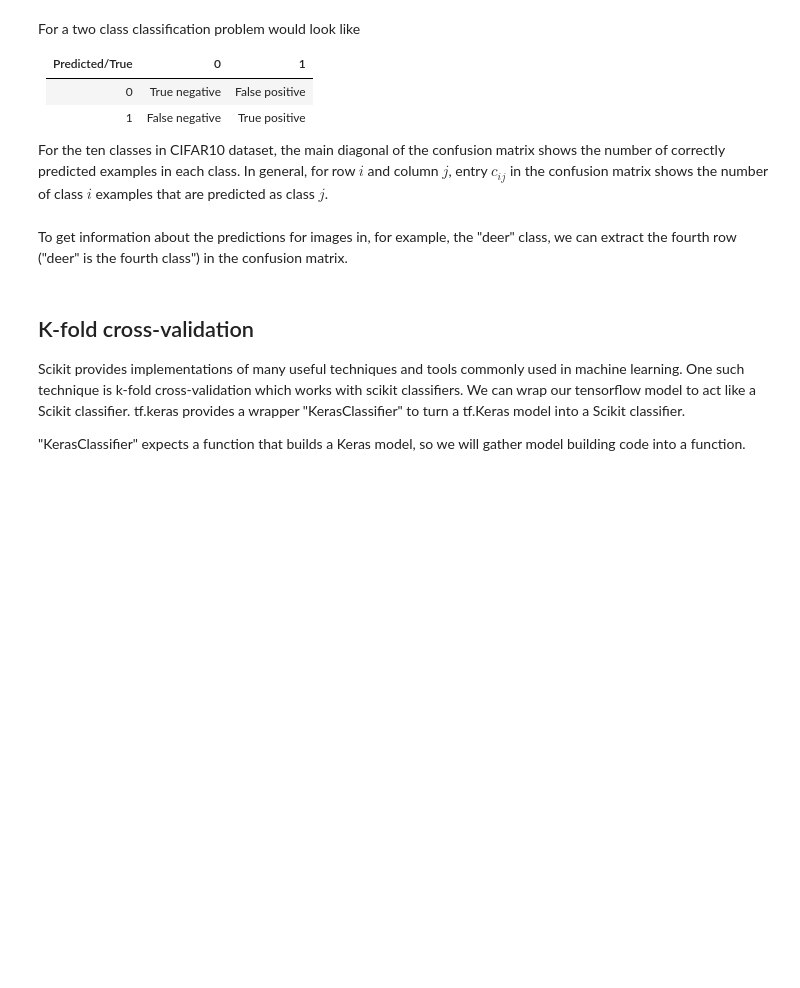
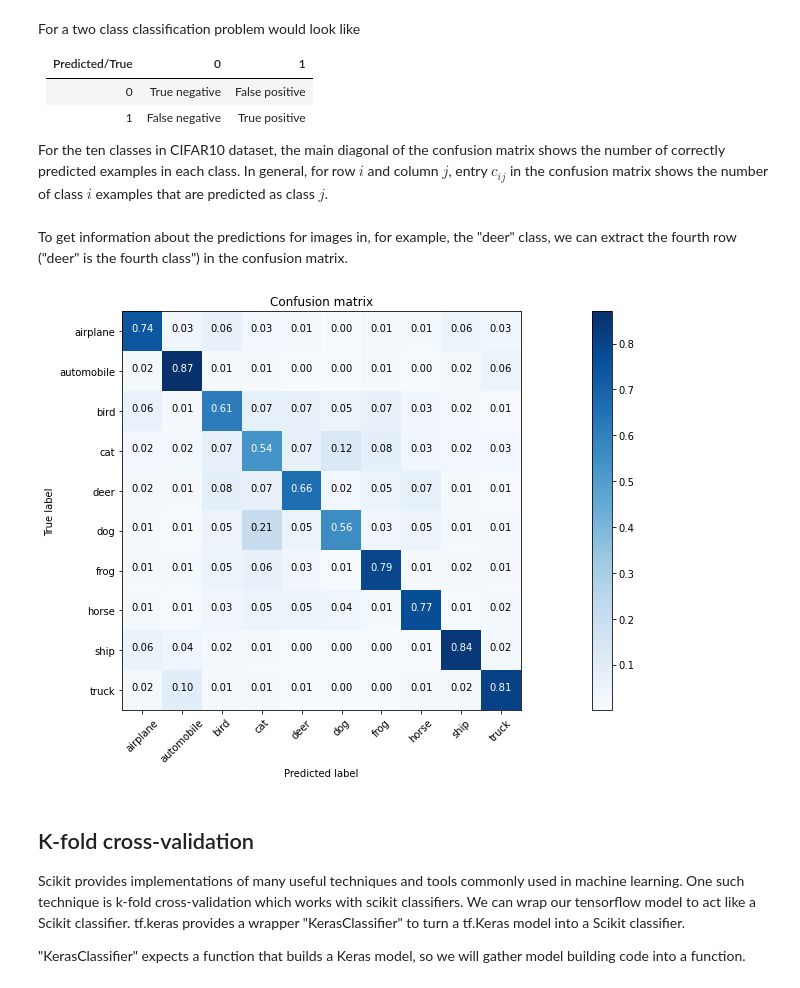
Before and after one commit to haluk/ML_course_materials, a Jupyter notebook: hw3/CNN.ipynb, the cells around one changed output. Cells and saved outputs as stored; diff of their text form; code cells hidden in the pictures; blank space fills up the shorter version.

Commit message:
normalized confusion matrix plot

```diff
--- a/hw3/CNN.ipynb
+++ b/hw3/CNN.ipynb
@@ -132,3 +174,6 @@ conf_mat[4]
+# %%
+conf_mat[4]
+conf_mat = conf_mat.astype('float') / conf_mat.sum(axis=1)[:, np.newaxis]
 # %%
 def plot_confusion_matrix(cm, classes,
                           title='Confusion matrix',
@@ -145,7 +190,7 @@ def plot_confusion_matrix(cm, classes,
     plt.xticks(tick_marks, classes, rotation=45)
     plt.yticks(tick_marks, classes)
 
-    fmt = 'd'
+    fmt = "2.2f"
     thresh = cm.max() / 2.
     for i, j in itertools.product(range(cm.shape[0]), range(cm.shape[1])):
         plt.text(j, i, format(cm[i, j], fmt),
@@ -156,8 +201,10 @@ def plot_confusion_matrix(cm, classes,
     plt.xlabel('Predicted label')
     plt.tight_layout()
 # %%
-plt.figure()
+plt.figure(figsize=(20, 7))
 plot_confusion_matrix(conf_mat, classes=class_names)
+# %% [output]
+[figure, added]
 # %% [markdown]
 ## K-fold cross-validation
 
```
Also changed, not shown: parts of 5 cells of this notebook.
